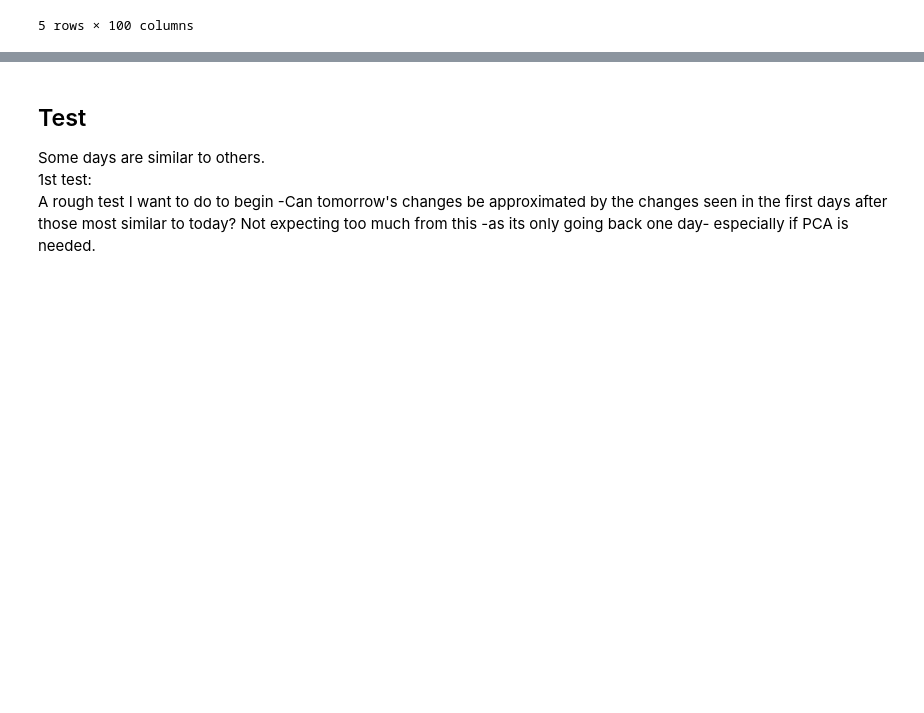
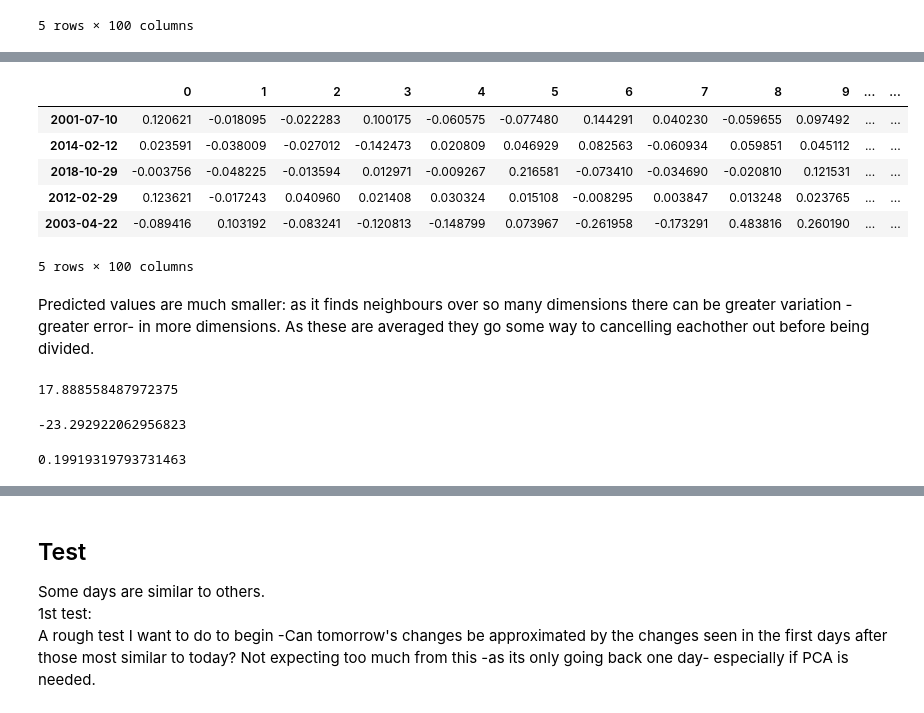
Before and after one commit to Maltanno/Capstone_project, a Jupyter notebook: Modelling.ipynb, the cells around one changed output, grey strips where cells are left out. Saved outputs shown, nothing was run; the diff lists cells and outputs as text; code cells hidden in the pictures; blank space fills up the shorter version.

```diff
--- a/Modelling.ipynb
+++ b/Modelling.ipynb
@@ -311,0 +329,22 @@ nn.kneighbors(X=)
+# %%
+true = pd.DataFrame(algo.pu, index=df.index)
+true = true.loc[inds]
+true.head()
+# %% [output]
+|  | 0 | 1 | 2 | 3 | 4 | 5 | 6 | 7 | 8 | 9 | ... | ... |
+| 2001-07-10 | 0.120621 | -0.018095 | -0.022283 | 0.100175 | -0.060575 | -0.077480 | 0.144291 | 0.040230 | -0.059655 | 0.097492 | ... | ... |
+| 2014-02-12 | 0.023591 | -0.038009 | -0.027012 | -0.142473 | 0.020809 | 0.046929 | 0.082563 | -0.060934 | 0.059851 | 0.045112 | ... | ... |
+| 2018-10-29 | -0.003756 | -0.048225 | -0.013594 | 0.012971 | -0.009267 | 0.216581 | -0.073410 | -0.034690 | -0.020810 | 0.121531 | ... | ... |
+| 2012-02-29 | 0.123621 | -0.017243 | 0.040960 | 0.021408 | 0.030324 | 0.015108 | -0.008295 | 0.003847 | 0.013248 | 0.023765 | ... | ... |
+| 2003-04-22 | -0.089416 | 0.103192 | -0.083241 | -0.120813 | -0.148799 | 0.073967 | -0.261958 | -0.173291 | 0.483816 | 0.260190 | ... | ... |
+5 rows × 100 columns
+# %% [markdown]
+Predicted values are much smaller: as it finds neighbours over so many dimensions there can be greater variation -greater error- in more dimensions. As these are averaged they go some way to cancelling eachother out before being divided.
+# %%
+uns_preds.sum().sum()
+# %% [output]
+17.888558487972375
+# %%
+true.sum().sum()
+# %% [output]
+-23.292922062956823
@@ -311,0 +355,5 @@ nn.kneighbors(X=)
+# %%
+rmse = MSE(list_true, list_preds, squared=False)
+rmse
+# %% [output]
+0.19919319793731463
```
Also changed, not shown: parts of 13 cells of this notebook, 1 other file.
